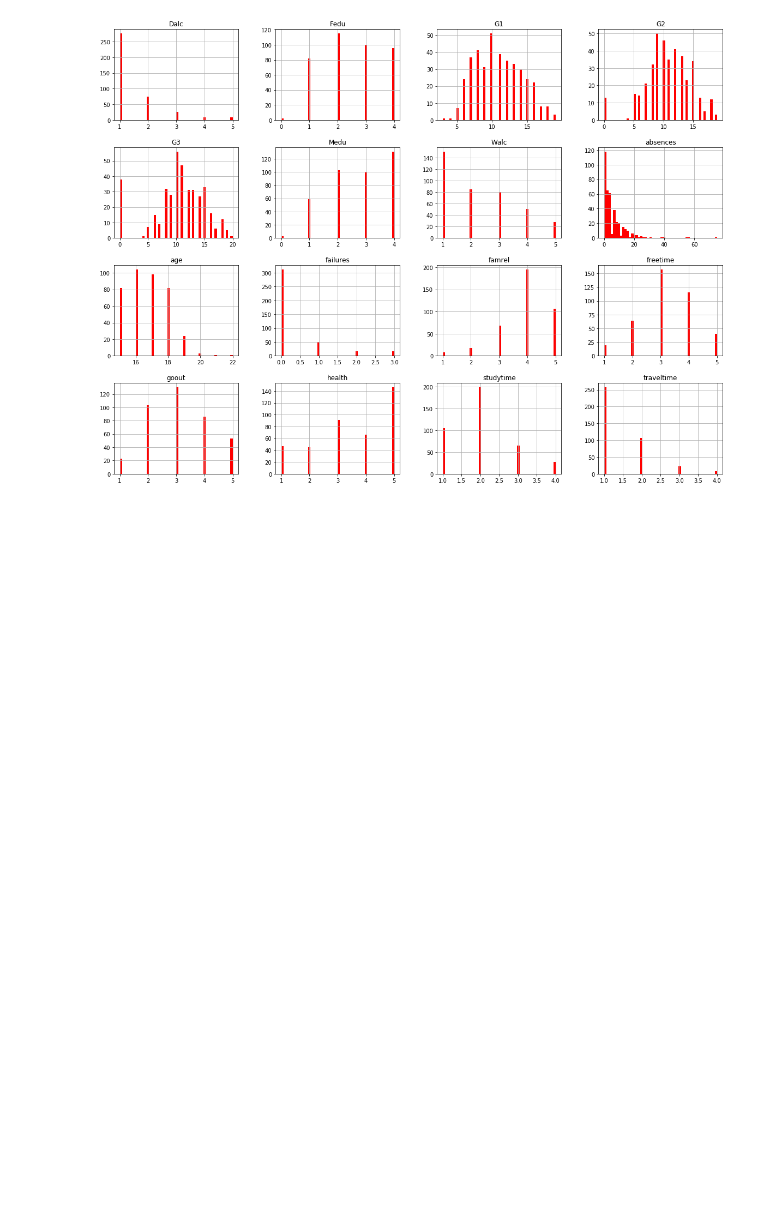
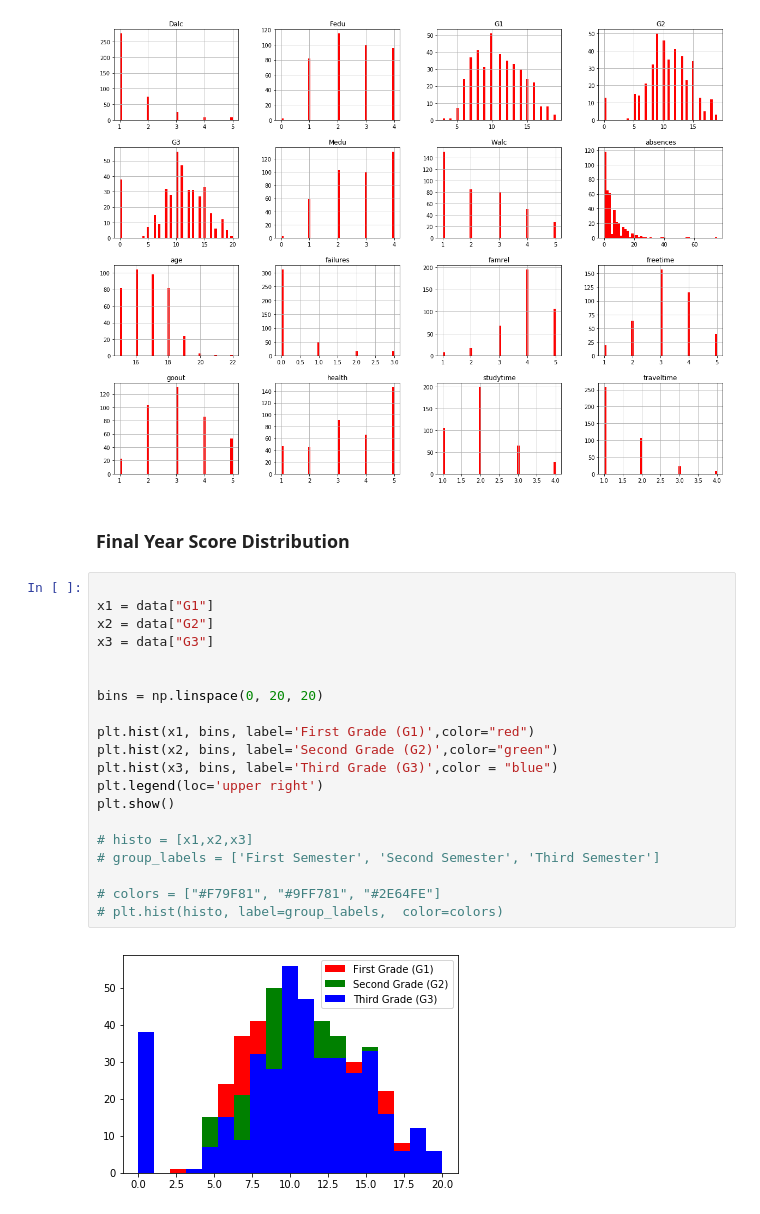
Before and after one commit to vishalvb/Apex, a Jupyter notebook: Apex.ipynb, the cells around one changed output. Drawn from its saved outputs; the diff is of its cells as text; blank space fills up the shorter version.

Commit message:
some plots

```diff
--- a/Apex.ipynb
+++ b/Apex.ipynb
@@ -88,3 +88,27 @@ data.hist(bins=50, figsize=(20,15), color='r')
 plt.show()
 # %% [output]
 [figure]
+# %% [markdown]
+### Final Year Score Distribution
+# %%
+
+x1 = data["G1"]
+x2 = data["G2"]
+x3 = data["G3"]
+
+
+bins = np.linspace(0, 20, 20)
+
+plt.hist(x1, bins, label='First Grade (G1)',color="red")
+plt.hist(x2, bins, label='Second Grade (G2)',color="green")
+plt.hist(x3, bins, label='Third Grade (G3)',color = "blue")
+plt.legend(loc='upper right')
+plt.show()
+
+# histo = [x1,x2,x3]
+# group_labels = ['First Semester', 'Second Semester', 'Third Semester']
+
+# colors = ["#F79F81", "#9FF781", "#2E64FE"]
+# plt.hist(histo, label=group_labels,  color=colors)
+# %% [output]
+[figure, added]
```
Also changed, not shown: parts of 53 cells of this notebook.
